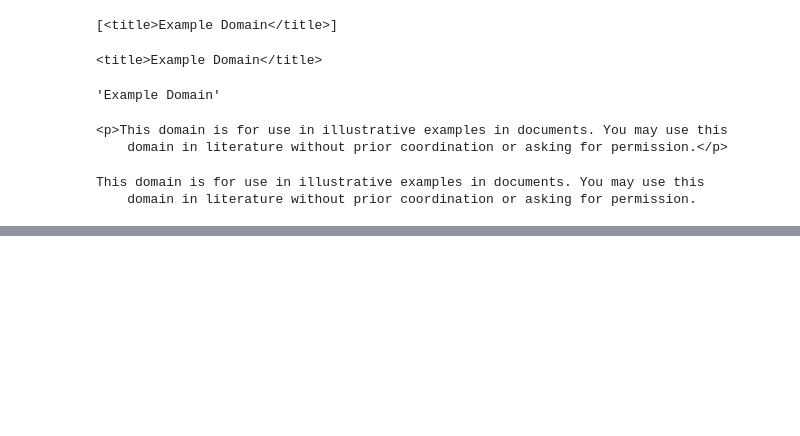
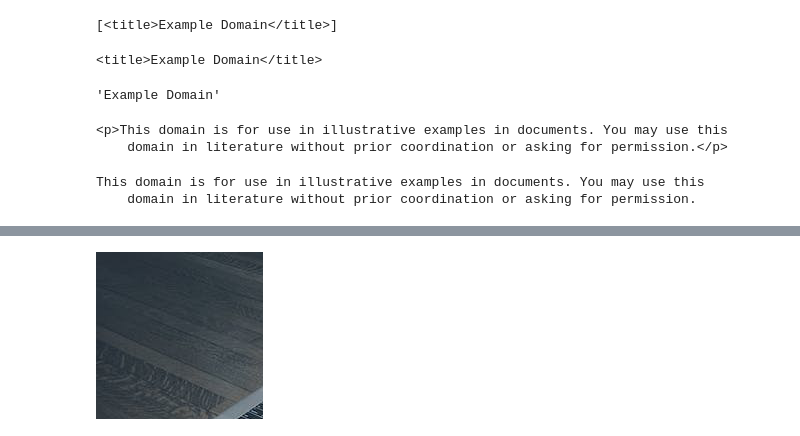
Before and after one commit to chshahid119/python-notes, a Jupyter notebook: Python Basic Notes by Shahid/PythonNotesPart02(8-end).ipynb, the cells around one changed output, grey strips where cells are left out. Drawn from its saved outputs; the diff is of its cells as text; code cells hidden in the pictures; blank space fills up the shorter version.

```diff
--- a/Python Basic Notes by Shahid/PythonNotesPart02(8-end).ipynb
+++ b/Python Basic Notes by Shahid/PythonNotesPart02(8-end).ipynb
@@ -1318,0 +1359,9 @@ for n in range(1,51):
+# %%
+x=0
+y=0
+w=500/3
+h=334/2
+# %%
+mac.crop((x,y,w,h))
+# %% [output]
+[figure, added]
```
Also changed, not shown: parts of 78 cells of this notebook, 2 other files.
